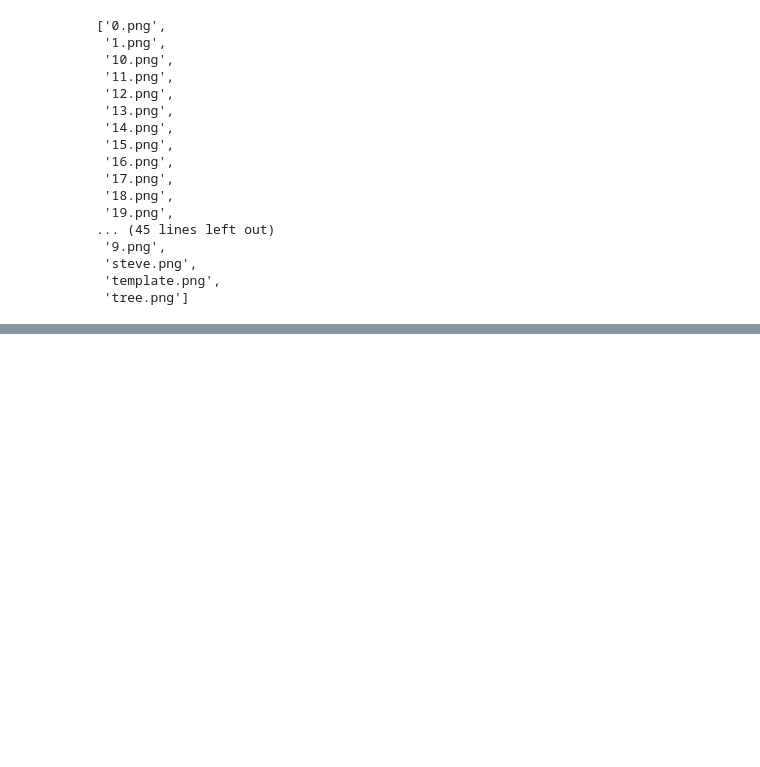
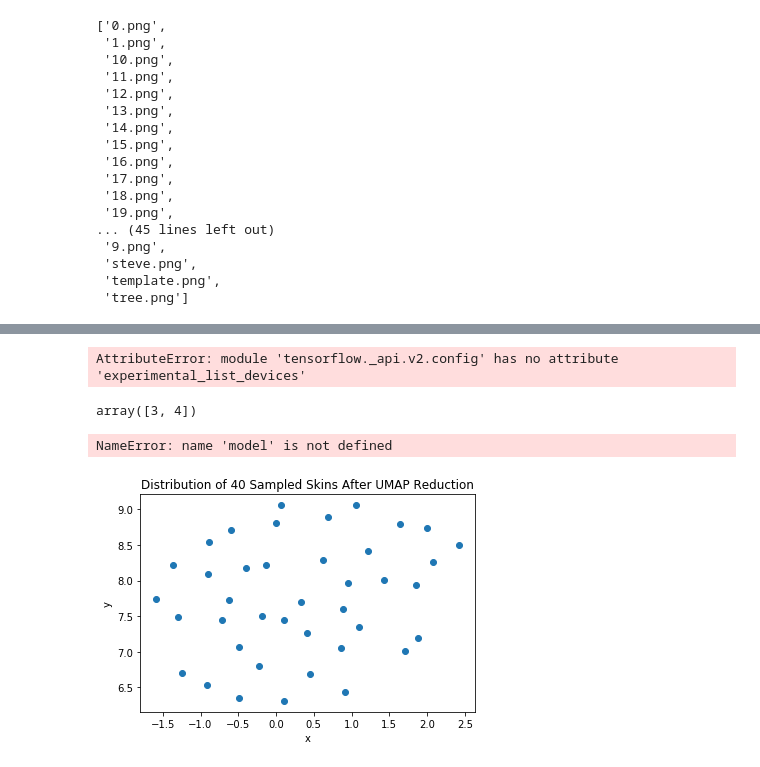
Before and after one commit to KoreanJ/MineSkins, a Jupyter notebook: notebooks/EDA.ipynb, the cells around one changed output, grey strips where cells are left out. Drawn from its saved outputs; the diff is of its cells as text; code cells hidden in the pictures; blank space fills up the shorter version.

Commit message:
Added test data

```diff
--- a/notebooks/EDA.ipynb
+++ b/notebooks/EDA.ipynb
@@ -102,0 +152,8 @@ os.listdir('../data')
+# %%
+filtered_imgs = []
+i = 0
+for key, item in tags_dict.items():
+    for t in filtered_tags:
+        if t in item:
+            filtered_imgs.append(str(int(key)-1))
+            break
@@ -102,0 +163,5 @@ os.listdir('../data')
+# %%
+data = []
+for i in filtered_imgs:
+    data.append(io.imread('../data/'+i+'.png').flatten().reshape(1, -1))
+data = np.array(data)
@@ -102,0 +186,4 @@ os.listdir('../data')
+# %%
+model = VGG16(weights='imagenet', include_top=False)
+# %% [output]
+AttributeError: module 'tensorflow._api.v2.config' has no attribute 'experimental_list_devices'
@@ -102,0 +206,35 @@ os.listdir('../data')
+# %%
+np.array([1,2]) + np.array([2])
+# %% [output]
+array([3, 4])
+# %%
+# build a few feature vectors
+N = 40
+data = np.array([])
+for i in filtered_imgs[:N]:
+    image = load_img('../data/'+i+'.png', target_size=(224,224))
+    image = img_to_array(image).reshape((1, 3, 224, 224))
+    image = preprocess_input(image)
+    vgg16_feature_vector = np.array(model.predict(image)).flatten().reshape(1, -1)
+    data = np.append(data, vgg16_feature_vector)
+data = data.reshape(N, -1)
+
+# reduce dimensions
+reducer = umap.UMAP(random_state=42)
+reducer.fit(data)
+embedding = reducer.transform(data)
+# Verify that the result of calling transform is
+# idenitical to accessing the embedding_ attribute
+assert(np.all(embedding == reducer.embedding_))
+embedding.shape
+# %% [output]
+NameError: name 'model' is not defined
+# %%
+# plot
+plt.scatter([x[0] for x in embedding], [x[1] for x in embedding])
+plt.title('Distribution of 40 Sampled Skins After UMAP Reduction')
+plt.xlabel('x')
+plt.ylabel('y')
+plt.savefig('reduced-data.png')
+# %% [output]
+[figure, added]
```
Also changed, not shown: parts of 23 cells of this notebook, 56 other files.
